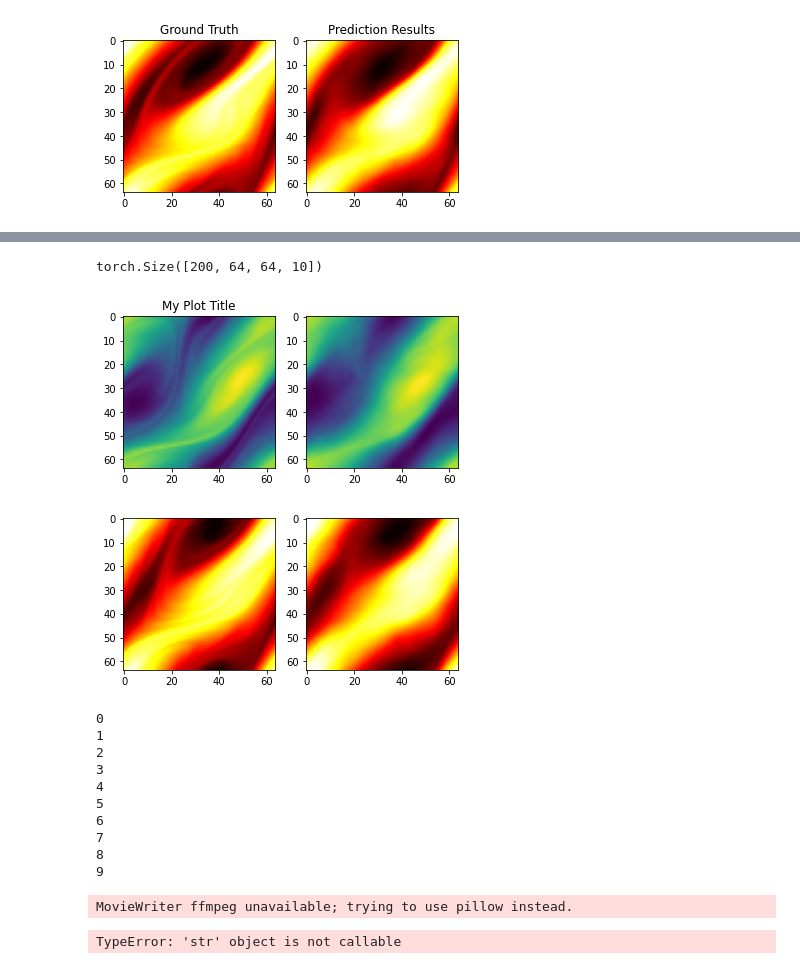
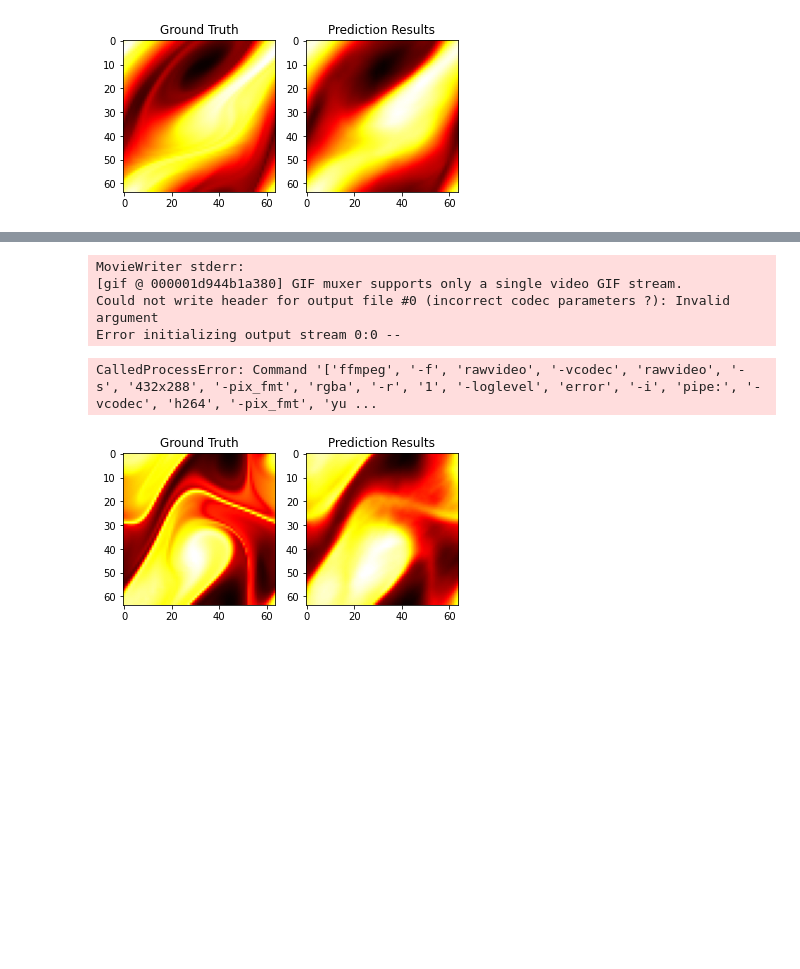
Before and after one commit to msaad1311/Julia-Programming, a Jupyter notebook: FNO/Navier-Strokes/Navier Strokes Equation.ipynb, the cells around one changed output, grey strips where cells are left out. Cells and saved outputs as stored; diff of their text form; code cells hidden in the pictures; blank space fills up the shorter version.

```diff
--- a/FNO/Navier-Strokes/Navier Strokes Equation.ipynb
+++ b/FNO/Navier-Strokes/Navier Strokes Equation.ipynb
@@ -372,7 +338,3 @@ fig.show()
-# %%
-test_u.shape
-# %% [output]
-torch.Size([200, 64, 64, 10])
 # %%
 import matplotlib.animation as animation
 Writer = animation.writers['ffmpeg']
@@ -380,45 +342,21 @@ writer = Writer(fps=1, metadata=dict(artist='Me'), bitrate=1800)
 # %%
 fig = plt.figure()
 ax = fig.add_subplot(121)
 ax1= fig.add_subplot(122)
 ax.title.set_text('Ground Truth')
 ax1.title.set_text('Prediction Results')
 # ax1.title('Prediction Results')
 def plot(i):
     data = test_u[0,:,:,i]
     pred_data = pred[0,:,:,i]
     heatmap = ax.imshow(data,cmap='hot')
-    heatmap1= ax1.imshow(pred_data,cmap)
+    heatmap1= ax1.imshow(pred_data,cmap='hot')
 ani = animation.FuncAnimation(fig,plot,interval=10000000,frames=9)
-# ani.save('testing.mp4',writer=writer)
+ani.save('testing.mp4',writer=writer)
 # %% [output]
+MovieWriter stderr:
+[gif @ 000001d944b1a380] GIF muxer supports only a single video GIF stream.
+Could not write header for output file #0 (incorrect codec parameters ?): Invalid argument
+Error initializing output stream 0:0 --
+CalledProcessError: Command '['ffmpeg', '-f', 'rawvideo', '-vcodec', 'rawvideo', '-s', '432x288', '-pix_fmt', 'rgba', '-r', '1', '-loglevel', 'error', '-i', 'pipe:', '-vcodec', 'h264', '-pix_fmt', 'yu ...
-[figure, old version]
+[figure, new version]
-# %%
-fig,(ax1,ax2) = plt.subplots(1,2)
-
-for i in range(0,10):
-    ax1.imshow(test_u[1,:,:,i],cmap='hot')
-    ax2.imshow(pred[1,:,:,i],cmap='hot')
-    plt.show()
-    print(i)
-    time.sleep(2)
-
-# def plot(i):
-#     heat_original= ax1.imshow(test_u[1,:,:,i],cmap='hot')
-#     heat_preds  = ax2.imshow(pred[1,:,:,i],cmap='hot')
-#     plt.show()
-#     return heat_original,heat_preds
-# #         data = np.random.rand(CANVAS_WIDTH, CANVAS_HEIGHT)
-# #         heatmap = ax_lst[0].pcolor(data)
-# %% [output]
-[figure, removed]
-0
-1
-2
-3
-4
-5
-6
-7
-8
-9
@@ -429,5 +362,0 @@ animation=ani.FuncAnimation(fig,func=plot,frames=np.arange(0,10))
-# %%
-animation.save('hello.gif')
-# %% [output]
-MovieWriter ffmpeg unavailable; trying to use pillow instead.
-TypeError: 'str' object is not callable
```
Also changed, not shown: parts of 6 cells of this notebook, 1 other file.
